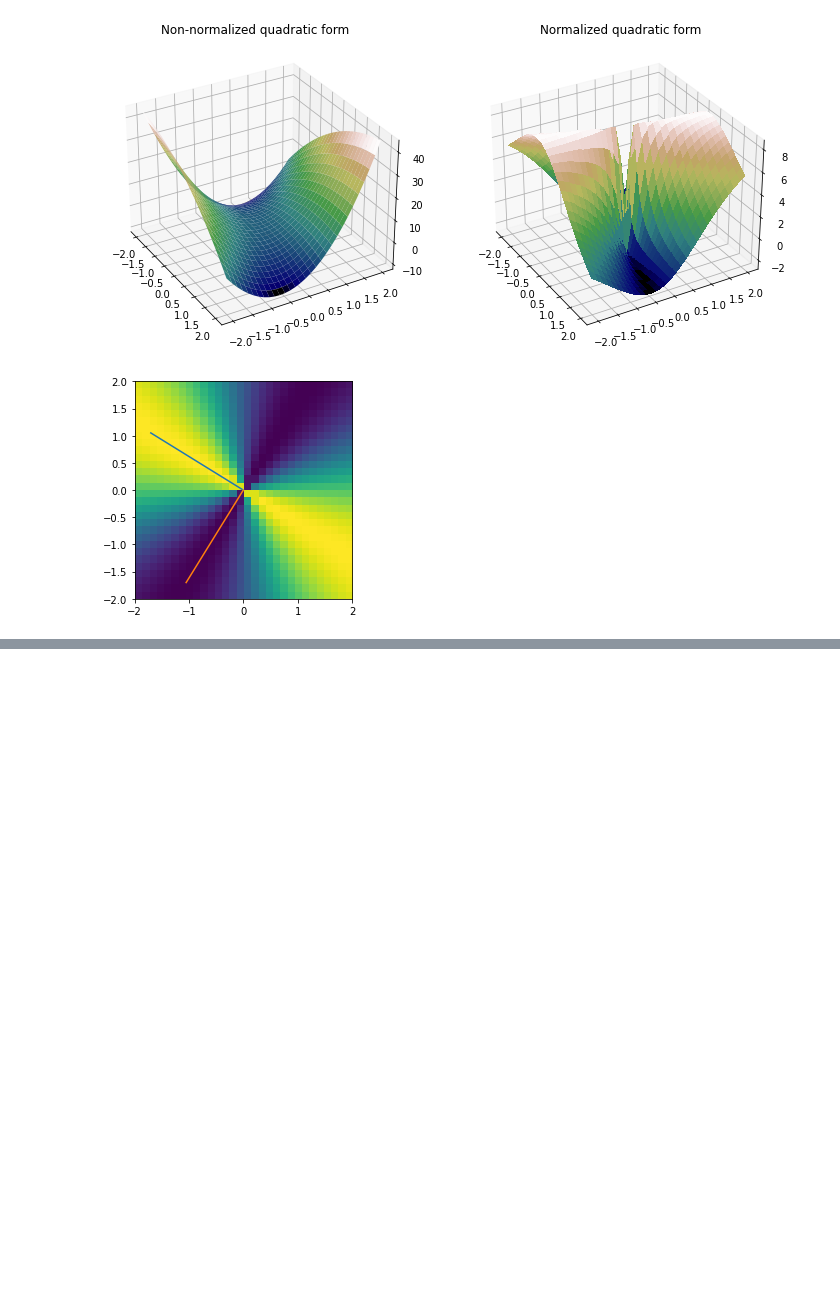
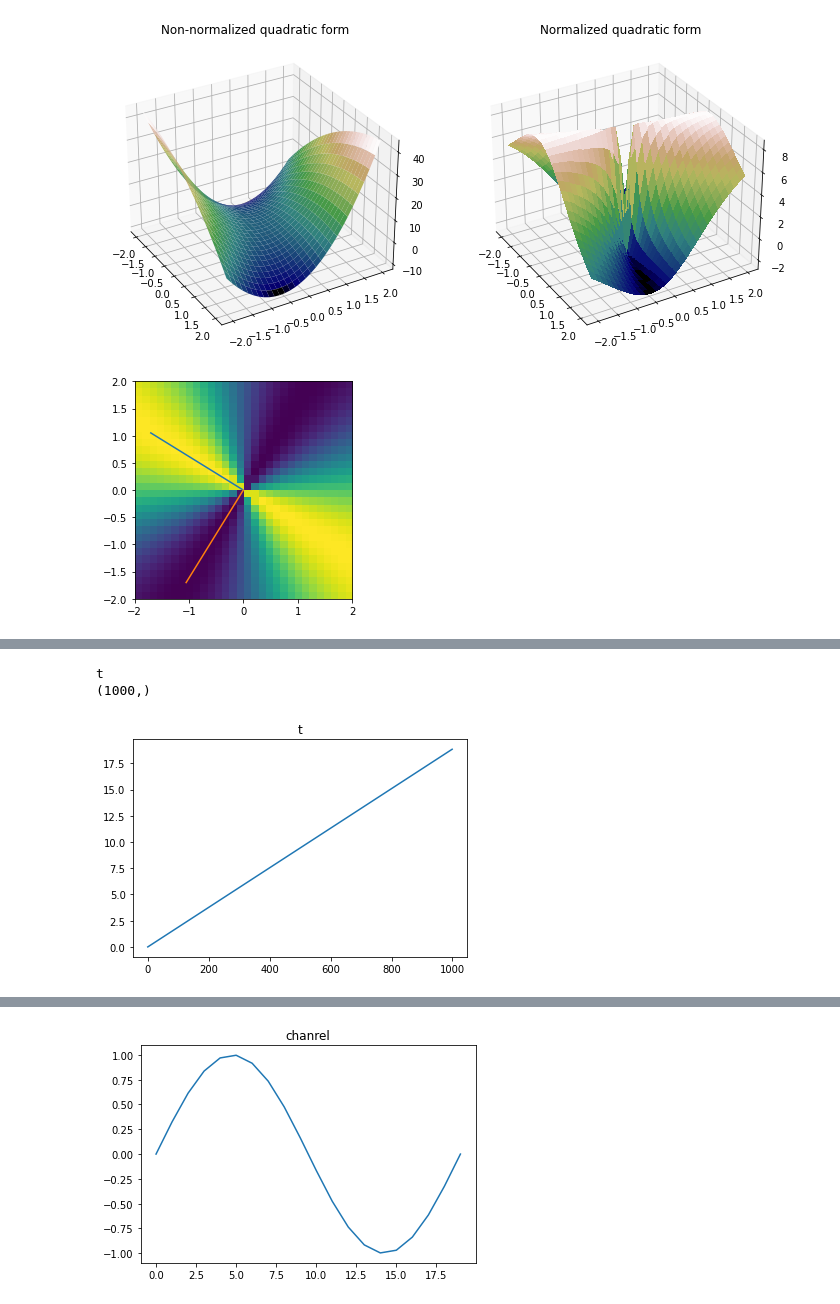
Before and after one commit to yukikitayama/machine-learning, a Jupyter notebook: math/quadratic_form.ipynb, the cells around one changed output, grey strips where cells are left out. Saved outputs shown, nothing was run; the diff lists cells and outputs as text; code cells hidden in the pictures; blank space fills up the shorter version.

```diff
--- a/math/quadratic_form.ipynb
+++ b/math/quadratic_form.ipynb
@@ -434,0 +449,79 @@ plt.show()
+# %%
+np.random.seed(0)
+
+# Simulation parameters
+# N: time points, number of data
+# M: channels, number of features
+N = 1000
+M = 20
+
+# Time vector (radian units)
+t = np.linspace(0, 6 * np.pi, N)
+
+print('t')
+print(t.shape)
+print()
+
+plt.plot(t)
+plt.title('t')
+plt.show()
+
+# Relationship across channels (imposing cvariance)
+chanrel = np.sin(np.linspace(0, 2 * np.pi, M))
+
+print('chanrel')
+print(chanrel.shape)
+print()
+
+plt.plot(chanrel)
+plt.title('chanrel')
+plt.show()
+
+# Initialize the given data
+data = np.zeros((M, N))
+
+for i in range(M):
+    data[i, :] = np.sin(t) * chanrel[i]
+
+print('data')
+print(data.shape)
+print()
+
+plt.figure(figsize=(12, 5))
+for i in range(M):
+    plt.plot(t, data[i, :] + i * 2)
+plt.title('Data before adding noise')
+plt.xlabel('Time (a.u.)')
+plt.ylabel('Channels')
+plt.show()
+
+# Add noise to data
+data = data + np.random.randn(M, N) / 3
+
+plt.figure(figsize=(12, 5))
+for i in range(M):
+    plt.plot(t, data[i, :] + i * 2)
+plt.title('Data after adding noise')
+plt.xlabel('Time (a.u.)')
+plt.ylabel('Channels')
+plt.show()
+
+
+# Mean-center
+for i in range(M):
+    data[i, :] = data[i, :] - np.mean(data[i, :])
+
+# Compute covariance matrix
+covmat = (data @ data.T) / (N - 1)
+
+print('Covariance matrix')
+print(covmat.shape)
+plt.imshow(covmat)
+plt.xlabel('Channel')
+plt.ylabel('Channel')
+plt.title('Covariance matrix')
+plt.show()
+# %% [output]
+t
+(1000,)
+[figure, added]
@@ -434,0 +530 @@ plt.show()
+[figure, added]
```
Also changed, not shown: parts of 7 cells of this notebook, 3 other files.
